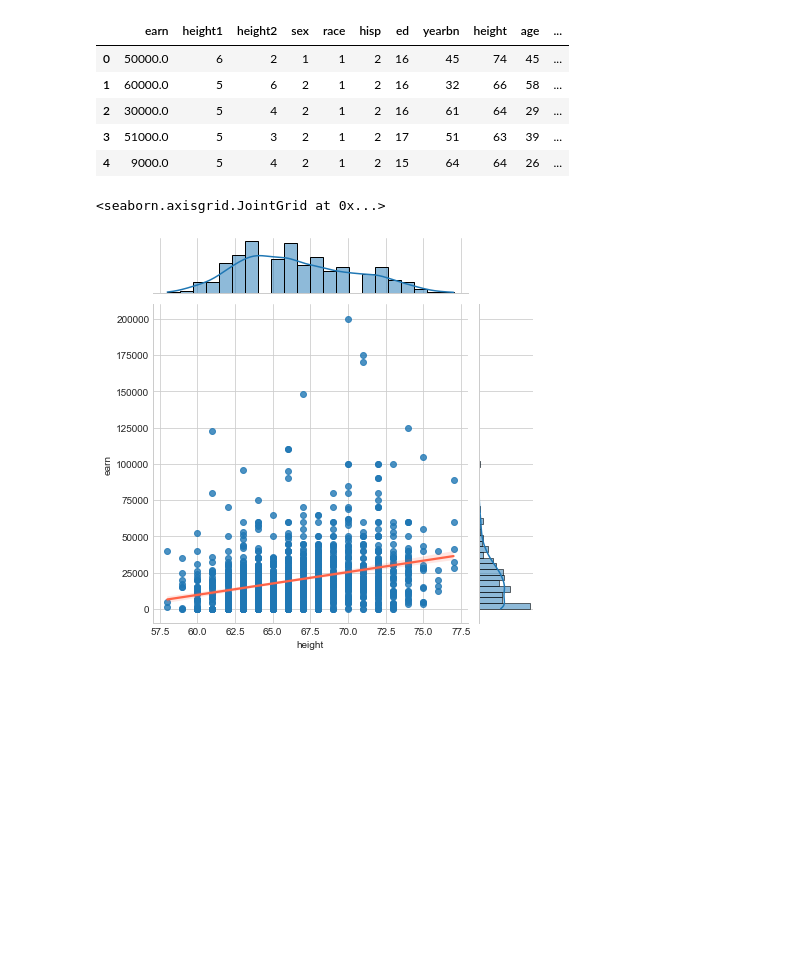
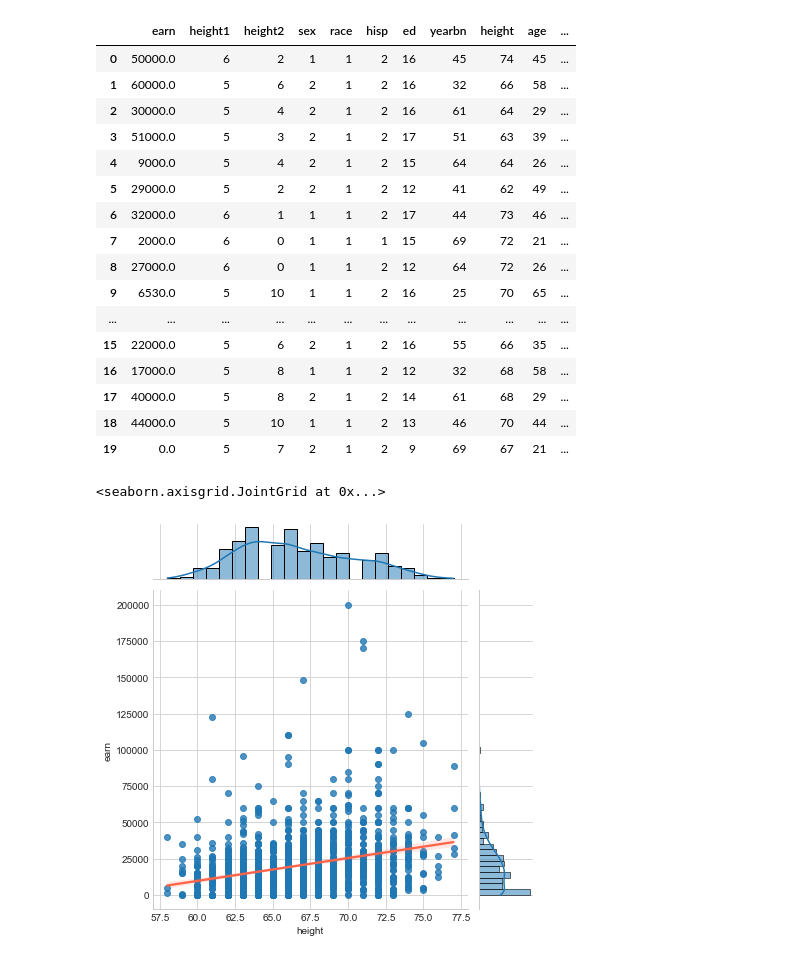
Before and after one commit to Denniels/Fundamentos-data-sciens, a Jupyter notebook: regresion_auto_v1.ipynb, the cells around one changed output. Drawn from its saved outputs; the diff is of its cells as text; code cells hidden in the pictures; blank space fills up the shorter version.

```diff
--- a/regresion_auto_v1.ipynb
+++ b/regresion_auto_v1.ipynb
@@ -16,14 +16,25 @@ from sklearn.preprocessing import LabelEncoder
 labelencoder = LabelEncoder()
 # %%
 df = pd.read_csv('datasets/earnings.csv').drop('Unnamed: 0', axis = 1)
-df.head()
+df.head(20)
 # %% [output]
 |  | earn | height1 | height2 | sex | race | hisp | ed | yearbn | height | age | ... |
 | 0 | 50000.0 | 6 | 2 | 1 | 1 | 2 | 16 | 45 | 74 | 45 | ... |
 | 1 | 60000.0 | 5 | 6 | 2 | 1 | 2 | 16 | 32 | 66 | 58 | ... |
 | 2 | 30000.0 | 5 | 4 | 2 | 1 | 2 | 16 | 61 | 64 | 29 | ... |
 | 3 | 51000.0 | 5 | 3 | 2 | 1 | 2 | 17 | 51 | 63 | 39 | ... |
 | 4 | 9000.0 | 5 | 4 | 2 | 1 | 2 | 15 | 64 | 64 | 26 | ... |
+| 5 | 29000.0 | 5 | 2 | 2 | 1 | 2 | 12 | 41 | 62 | 49 | ... |
+| 6 | 32000.0 | 6 | 1 | 1 | 1 | 2 | 17 | 44 | 73 | 46 | ... |
+| 7 | 2000.0 | 6 | 0 | 1 | 1 | 1 | 15 | 69 | 72 | 21 | ... |
+| 8 | 27000.0 | 6 | 0 | 1 | 1 | 2 | 12 | 64 | 72 | 26 | ... |
+| 9 | 6530.0 | 5 | 10 | 1 | 1 | 2 | 16 | 25 | 70 | 65 | ... |
+| ... | ... | ... | ... | ... | ... | ... | ... | ... | ... | ... | ... |
+| 15 | 22000.0 | 5 | 6 | 2 | 1 | 2 | 16 | 55 | 66 | 35 | ... |
+| 16 | 17000.0 | 5 | 8 | 1 | 1 | 2 | 12 | 32 | 68 | 58 | ... |
+| 17 | 40000.0 | 5 | 8 | 2 | 1 | 2 | 14 | 61 | 68 | 29 | ... |
+| 18 | 44000.0 | 5 | 10 | 1 | 1 | 2 | 13 | 46 | 70 | 44 | ... |
+| 19 | 0.0 | 5 | 7 | 2 | 1 | 2 | 9 | 69 | 67 | 21 | ... |
 # %%
 sns.jointplot(df['height'], df['earn'], kind = 'reg', line_kws = {'color':'tomato'})
 # %% [output]
```
Also changed, not shown: parts of 5 cells of this notebook, 8 other files.
